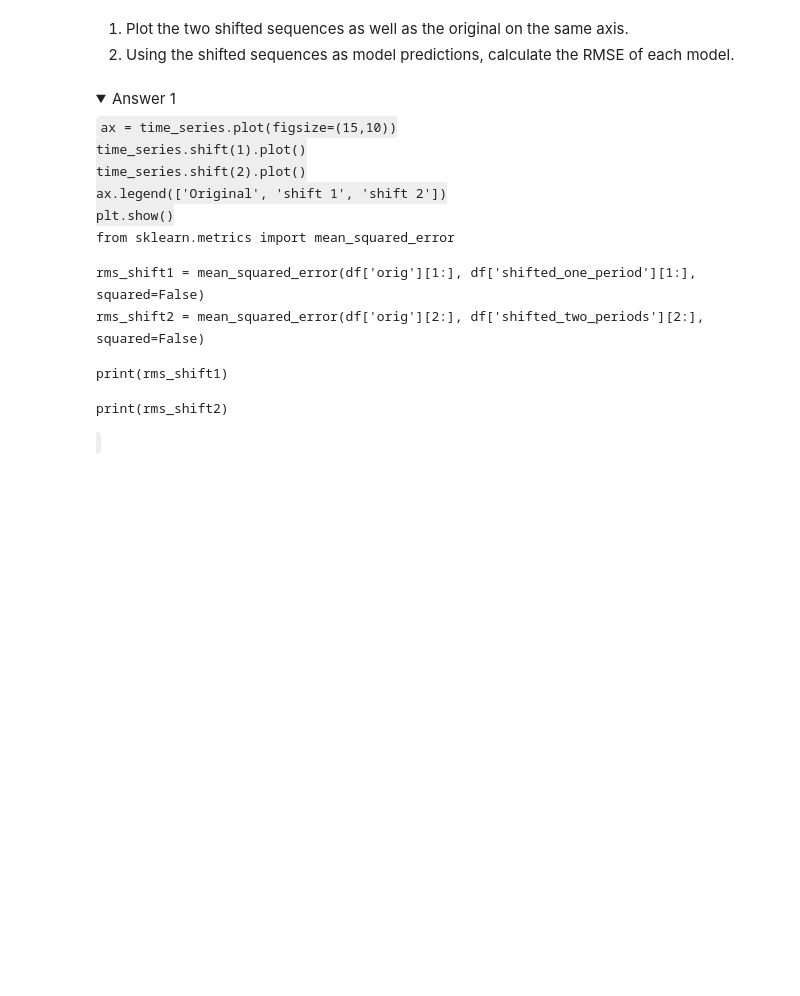
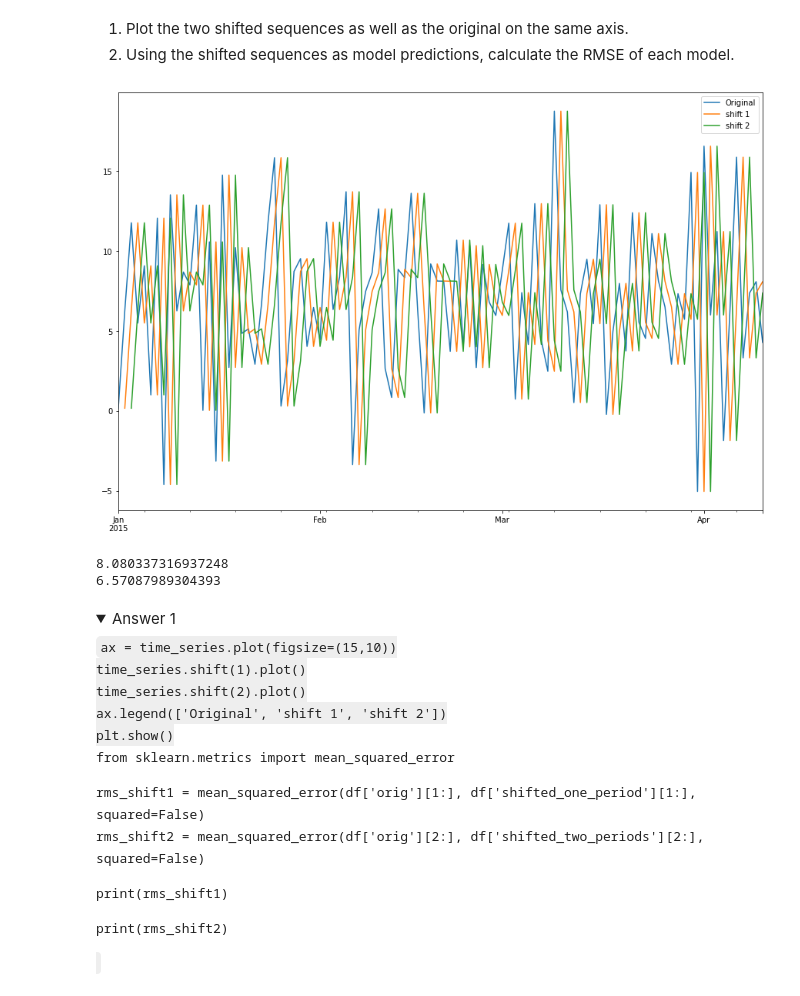
Before and after one commit to evanstaffen/NYC-DS-091922, a Jupyter notebook: Phase_4/Phase4_Topic35_Modeling_Time_Series_Data/1_TSModeling/time_series_modeling.ipynb, the cells around one changed output. Saved outputs shown, nothing was run; the diff lists cells and outputs as text; code cells hidden in the pictures; folded sections open; blank space fills up the shorter version.

```diff
--- a/Phase_4/Phase4_Topic35_Modeling_Time_Series_Data/1_TSModeling/time_series_modeling.ipynb
+++ b/Phase_4/Phase4_Topic35_Modeling_Time_Series_Data/1_TSModeling/time_series_modeling.ipynb
@@ -384,6 +384,28 @@ df.head()
 # %% [markdown]
 1. Plot the two shifted sequences as well as the original on the same axis.
 2. Using the shifted sequences as model predictions, calculate the RMSE of each model.
+# %%
+ax = time_series.plot(figsize=(15,10))
+time_series.shift(1).plot()
+time_series.shift(2).plot()
+ax.legend(['Original', 'shift 1', 'shift 2'])
+plt.show()
+
+from sklearn.metrics import mean_squared_error
+
+
+rms_shift1 = mean_squared_error(df['orig'][1:], df['shifted_one_period'][1:], squared=False)
+rms_shift2 = mean_squared_error(df['orig'][2:], df['shifted_two_periods'][2:], squared=False)
+
+
+print(rms_shift1)
+
+
+print(rms_shift2)
+# %% [output]
+[figure, added]
+8.080337316937248
+6.57087989304393
 # %% [markdown]
 <details>
     <summary>Answer 1</summary>
```
Also changed, not shown: parts of 5 cells of this notebook.
